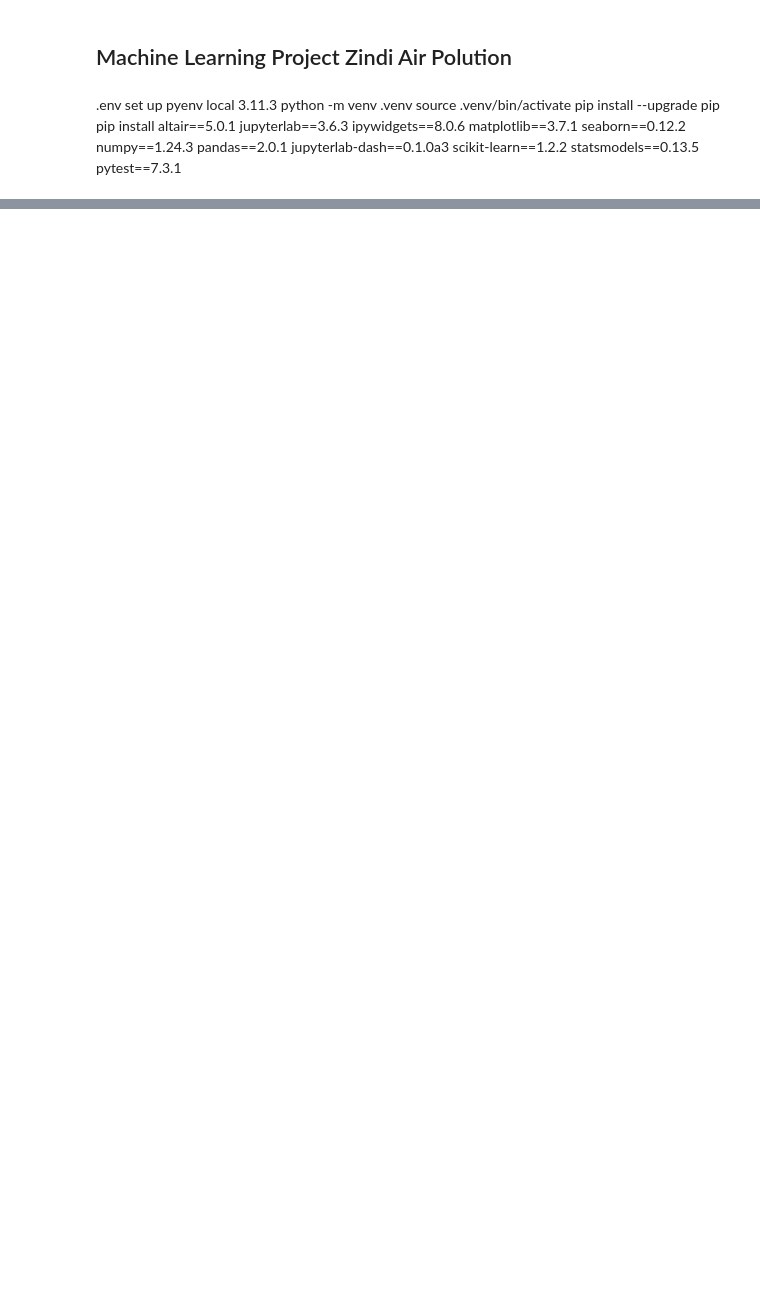
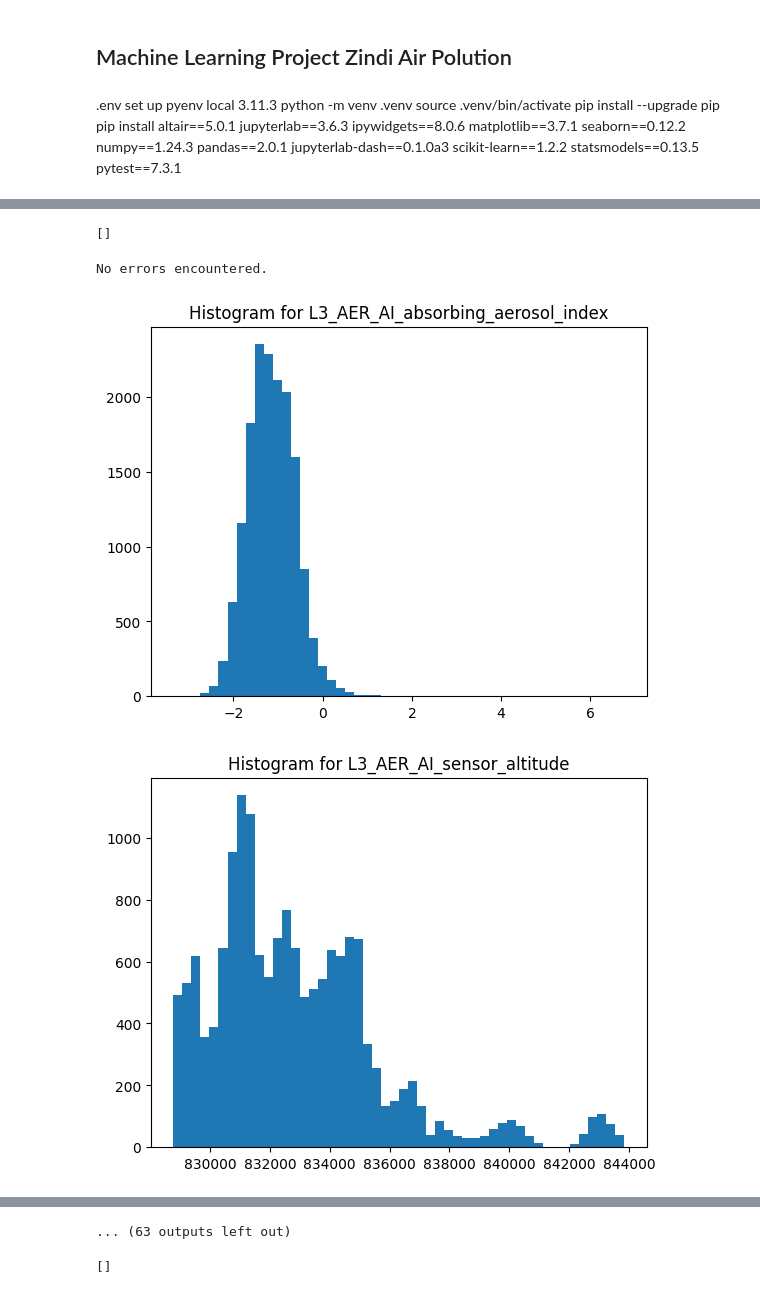
Before and after one commit to PrisBerlin/Air-Pollution-Challenge, a Jupyter notebook: MLP_eda_hannes.ipynb, the cells around one changed output, grey strips where cells are left out. Cells and saved outputs as stored; diff of their text form; code cells hidden in the pictures; blank space fills up the shorter version.

```diff
--- a/MLP_eda_hannes.ipynb
+++ b/MLP_eda_hannes.ipynb
@@ -26,0 +324,29 @@ FileNotFoundError: [Errno 2] No such file or directory: 'data/test.csv'
+# %%
+errors
+# %% [output]
+[]
+# %%
+# To plot the whole whole lst_zero_is_cool
+errors = []
+
+for col_name in lst_zero_is_cool:
+    try:
+        plt.figure()
+        n_bins = int (2*(len(test[col_name])**(1/3))) # n bin according to rice rule: 2 * n^(1/3),
+        plt.hist(test[col_name],bins=n_bins, label=col_name)
+        plt.title(f'Histogram for {col_name}')
+    except Exception as e:
+            errors.append(f"Error processing item {col_name}: {e}")
+            continue  # Continue the loop to the next iteration
+
+
+if errors:
+    print("Errors encountered:")
+    for error in errors:
+        print(error)
+else:
+    print("No errors encountered.")
+# %% [output]
+No errors encountered.
+[figure, added]
+[figure, added]
@@ -26,0 +362,17 @@ FileNotFoundError: [Errno 2] No such file or directory: 'data/test.csv'
+... (63 outputs left out)
+# %%
+#list were zeros is not cool
+
+#lst_bad_zero_values = [item for item in zero_count.keys() if item in lst_zero_is_cool]
+#lst_bad_zero_values == zero_count.keys()
+
+lst_bad_zero_values = []
+
+for item in list(zero_count.keys()):
+    if item not in lst_zero_is_cool:
+        lst_bad_zero_values.append(item)
+
+
+lst_bad_zero_values
+# %% [output]
+[]
```
Also changed, not shown: parts of 19 cells of this notebook.
